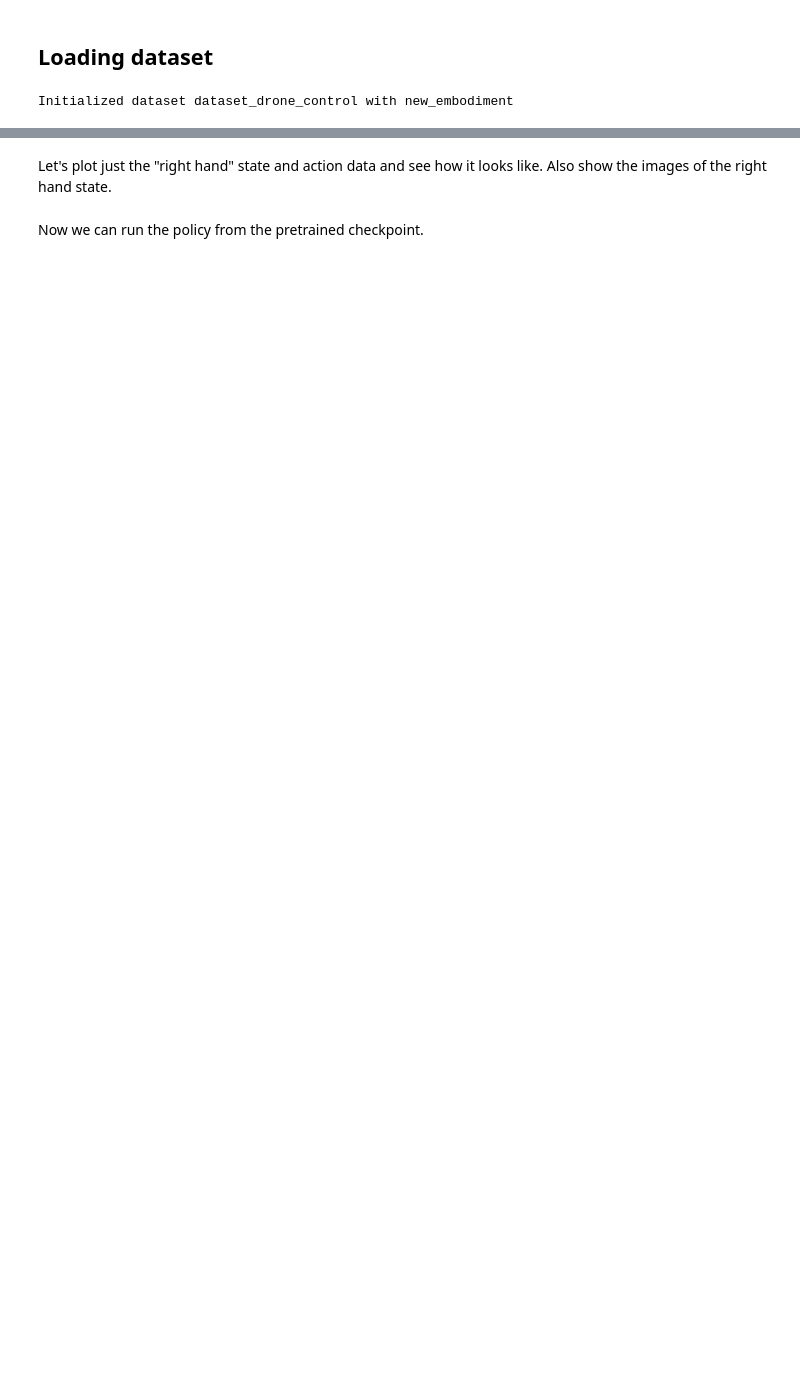
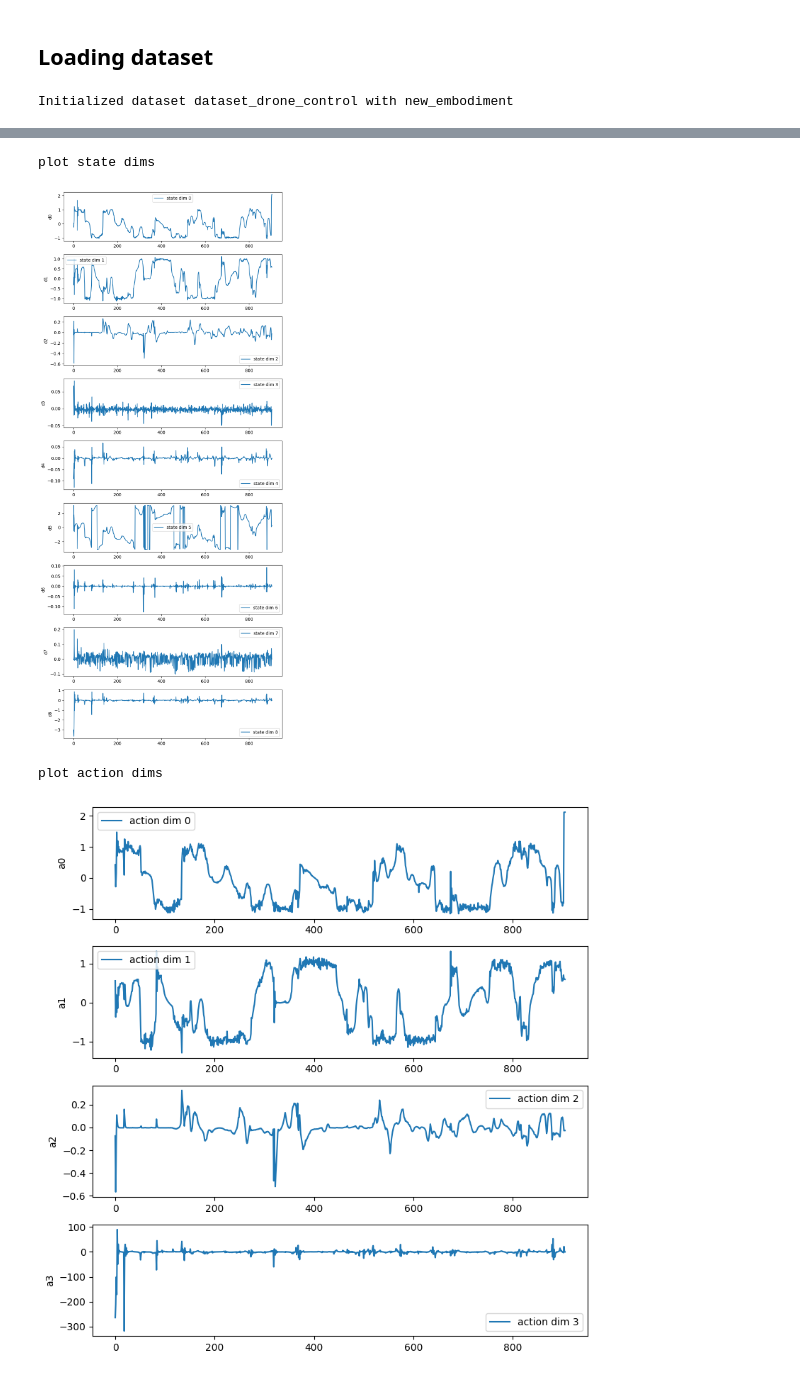
Before and after one commit to DavidKalajdzic/track-hawk, a Jupyter notebook: Isaac-GR00T/1_dr00ne_load_and_infer.ipynb, the cells around one changed output, grey strips where cells are left out. Cells and saved outputs as stored; diff of their text form; code cells hidden in the pictures; blank space fills up the shorter version.

```diff
--- a/Isaac-GR00T/1_dr00ne_load_and_infer.ipynb
+++ b/Isaac-GR00T/1_dr00ne_load_and_infer.ipynb
@@ -206,4 +207,8 @@ plt.show()
-# %% [markdown]
-Let's plot just the "right hand" state and action data and see how it looks like. Also show the images of the right hand state.
-# %% [markdown]
-Now we can run the policy from the pretrained checkpoint.
+# %%
+# let's compare the data of first and second episodes => notice how similar they are because we used the same path for the two objects...
+display_state_and_action_data_across_time(0)
+# %% [output]
+plot state dims
+[figure, added]
+plot action dims
+[figure, added]
```
Also changed, not shown: parts of 15 cells of this notebook, 4 other files.
